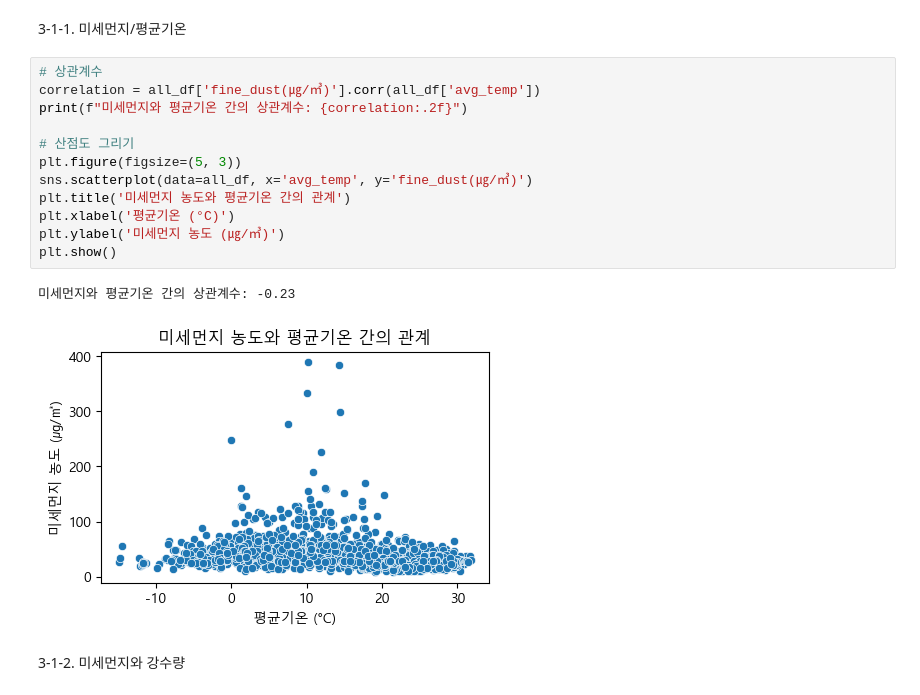
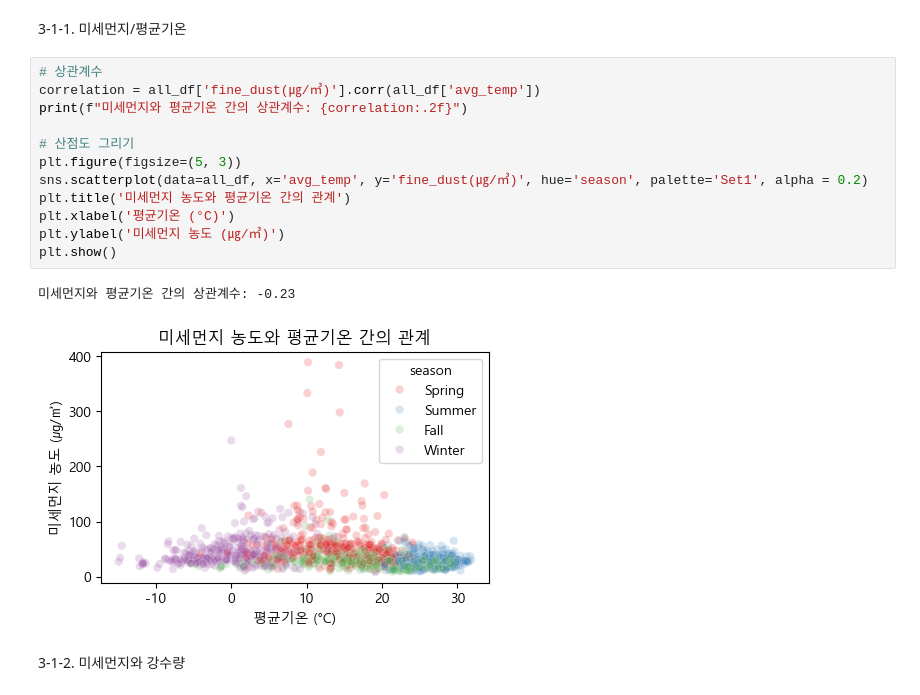
Before and after one commit to mini-project-y/1st_mini_project, a Jupyter notebook: Yuri/p_analysis_weather_with_comment.ipynb, the cells around one changed output. Saved outputs shown, nothing was run; the diff lists cells and outputs as text.

```diff
--- a/Yuri/p_analysis_weather_with_comment.ipynb
+++ b/Yuri/p_analysis_weather_with_comment.ipynb
@@ -1523,18 +1598,18 @@ plt.show()
 # %%
 # 상관계수
 correlation = all_df['fine_dust(㎍/㎥)'].corr(all_df['avg_temp'])
 print(f"미세먼지와 평균기온 간의 상관계수: {correlation:.2f}")
 
 # 산점도 그리기
 plt.figure(figsize=(5, 3))
-sns.scatterplot(data=all_df, x='avg_temp', y='fine_dust(㎍/㎥)')
+sns.scatterplot(data=all_df, x='avg_temp', y='fine_dust(㎍/㎥)', hue='season', palette='Set1', alpha = 0.2)
 plt.title('미세먼지 농도와 평균기온 간의 관계')
 plt.xlabel('평균기온 (°C)')
 plt.ylabel('미세먼지 농도 (㎍/㎥)')
 plt.show()
 # %% [output]
 미세먼지와 평균기온 간의 상관계수: -0.23
-[figure, old version]
+[figure, new version]
 # %% [markdown]
 3-1-2. 미세먼지와 강수량
 # %%
```
Also changed, not shown: parts of 14 cells of this notebook, 4 other files.
